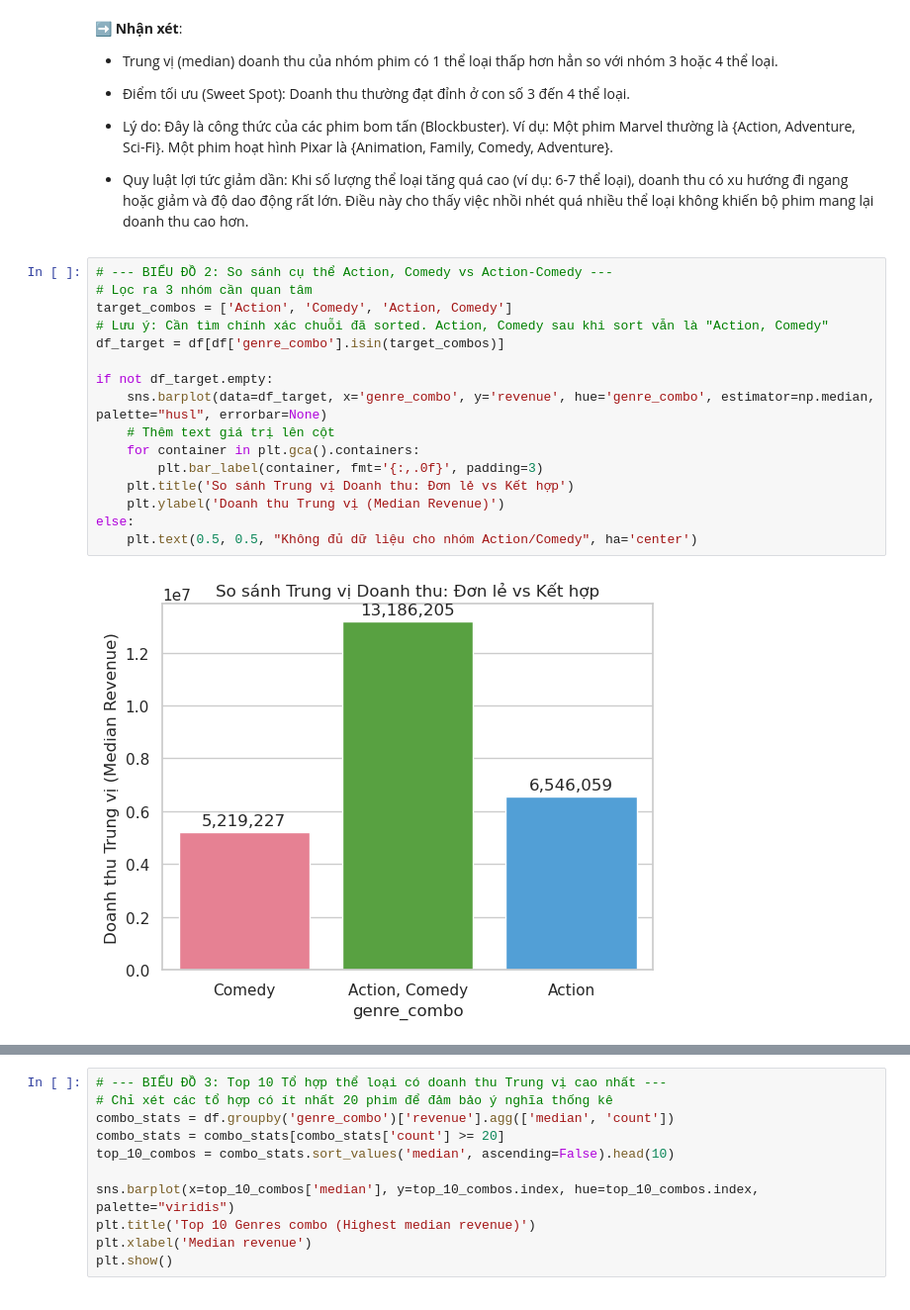
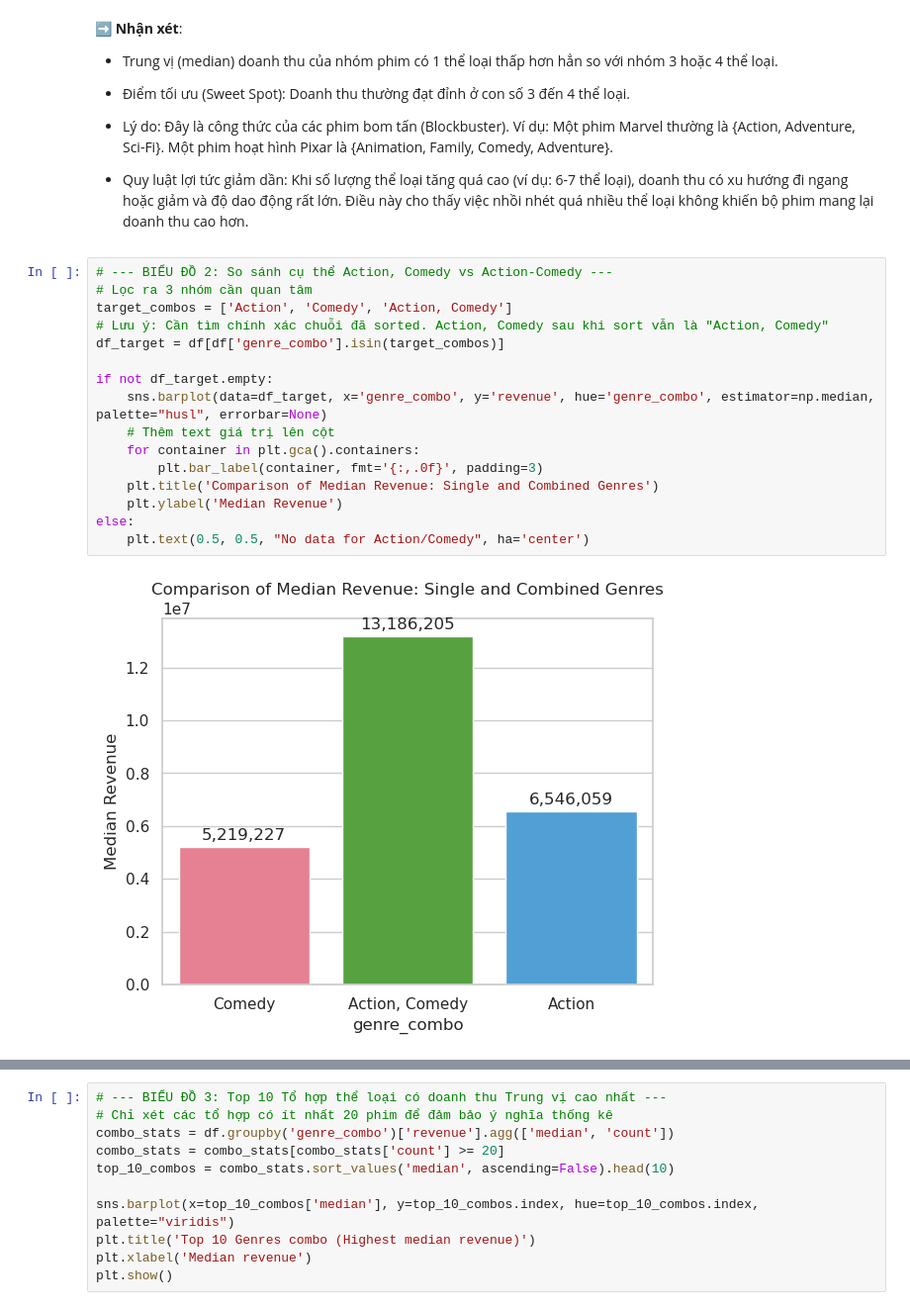
Before and after one commit to tdat1465/movie-revenue-predictor, a Jupyter notebook: Final/Meaningful_Question.ipynb, the cells around one changed output, grey strips where cells are left out. Shown at 99% size. Drawn from its saved outputs; the diff is of its cells as text.

```diff
--- a/Final/Meaningful_Question.ipynb
+++ b/Final/Meaningful_Question.ipynb
@@ -864,21 +864,21 @@ plt.show()
 # %%
 # --- BIỂU ĐỒ 2: So sánh cụ thể Action, Comedy vs Action-Comedy ---
 # Lọc ra 3 nhóm cần quan tâm
 target_combos = ['Action', 'Comedy', 'Action, Comedy']
 # Lưu ý: Cần tìm chính xác chuỗi đã sorted. Action, Comedy sau khi sort vẫn là "Action, Comedy"
 df_target = df[df['genre_combo'].isin(target_combos)]
 
 if not df_target.empty:
     sns.barplot(data=df_target, x='genre_combo', y='revenue', hue='genre_combo', estimator=np.median, palette="husl", errorbar=None)
     # Thêm text giá trị lên cột
     for container in plt.gca().containers:
         plt.bar_label(container, fmt='{:,.0f}', padding=3)
-    plt.title('So sánh Trung vị Doanh thu: Đơn lẻ vs Kết hợp')
-    plt.ylabel('Doanh thu Trung vị (Median Revenue)')
+    plt.title('Comparison of Median Revenue: Single and Combined Genres')
+    plt.ylabel('Median Revenue')
 else:
-    plt.text(0.5, 0.5, "Không đủ dữ liệu cho nhóm Action/Comedy", ha='center')
+    plt.text(0.5, 0.5, "No data for Action/Comedy", ha='center')
 # %% [output]
-[figure, old version]
+[figure, new version]
 # %% [markdown]
 ➡️ **Nhận xét**:
 
```
Also changed, not shown: parts of 5 cells of this notebook.
